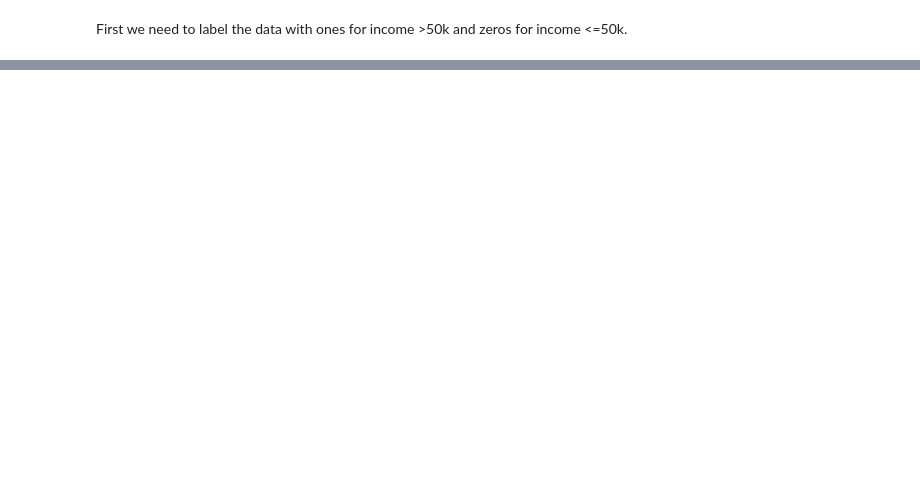
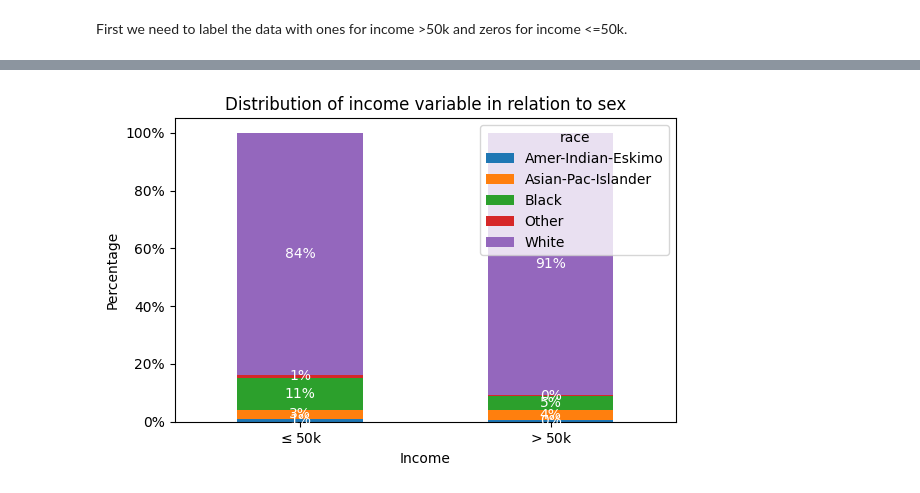
Before and after one commit to simonsymhoven/income-classification, a Jupyter notebook: income-classification.ipynb, the cells around one changed output, grey strips where cells are left out. Cells and saved outputs as stored; diff of their text form; code cells hidden in the pictures; blank space fills up the shorter version.

```diff
--- a/income-classification.ipynb
+++ b/income-classification.ipynb
@@ -32,0 +165,21 @@ test_df['income'] = test_df['income'].apply(lambda x: 1 if x == '>50K' else 0)
+# %%
+ct = pd.crosstab(train_df['income'], train_df['race'])
+ct_pct = ct.apply(lambda r: r/r.sum(), axis=1)
+
+ax = ct_pct.plot(kind='bar', stacked=True, figsize=(6,4))
+
+ax.set_title("Distribution of income variable in relation to sex")
+ax.set_xlabel("Income")
+ax.set_ylabel("Percentage")
+
+ax.set_xticklabels([r'$\leq50$k', r'$>50$k'], rotation=0)
+yticks = mtick.PercentFormatter(1)
+ax.yaxis.set_major_formatter(yticks)
+
+for i in ax.containers:
+    ax.bar_label(i, label_type='center', color="white", fontsize=10, fmt='{:.0%}')
+
+plt.tight_layout()
+plt.show()
+# %% [output]
+[figure, added]
```
Also changed, not shown: parts of 21 cells of this notebook.
